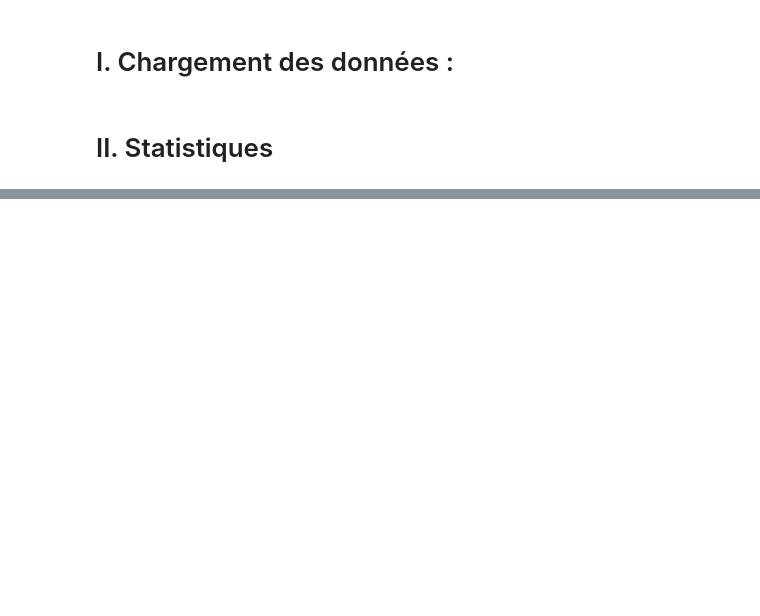
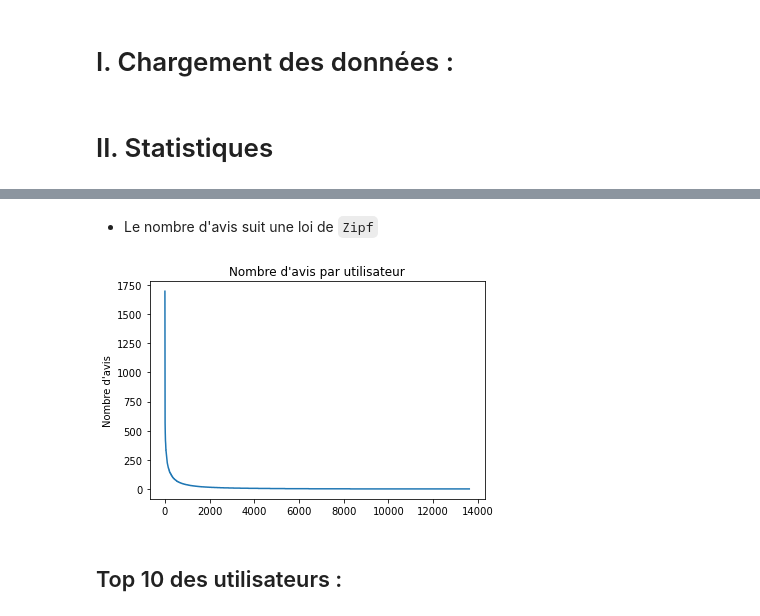
Before and after one commit to Amayas29/review-analysis, a Jupyter notebook: src/stats_avis.ipynb, the cells around one changed output, grey strips where cells are left out. Saved outputs shown, nothing was run; the diff lists cells and outputs as text; code cells hidden in the pictures; blank space fills up the shorter version.

```diff
--- a/src/stats_avis.ipynb
+++ b/src/stats_avis.ipynb
@@ -20,0 +47,17 @@ from wordcloud import WordCloud
+# %%
+authors, counts = np.unique(df_avis_up["author"], return_counts=True)
+# %%
+index = counts.argsort()[::-1]
+counts = counts[index]
+authors = authors[index]
+# %% [markdown]
+- Le nombre d'avis suit une loi de `Zipf`
+# %%
+plt.plot(counts)
+plt.title("Nombre d'avis par utilisateur")
+plt.ylabel("Nombre d'avis")
+plt.show()
+# %% [output]
+[figure, added]
+# %% [markdown]
+## Top 10 des utilisateurs :
```
Also changed, not shown: parts of 27 cells of this notebook, 4 other files.
